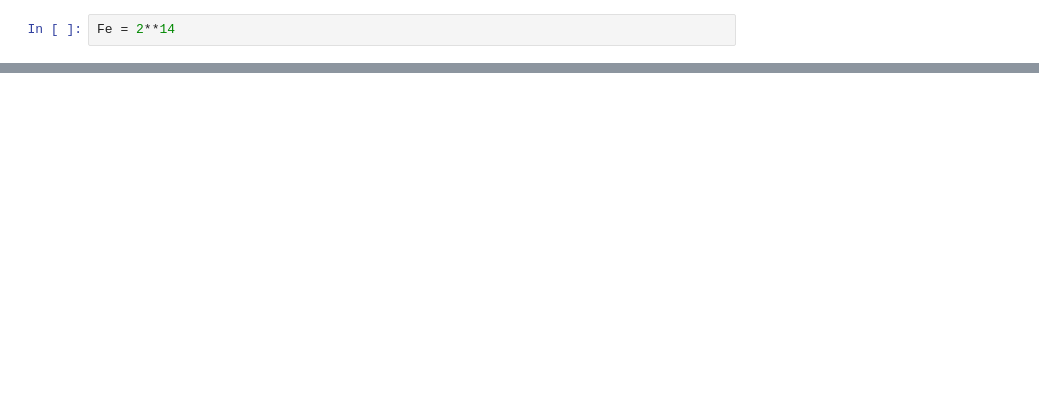
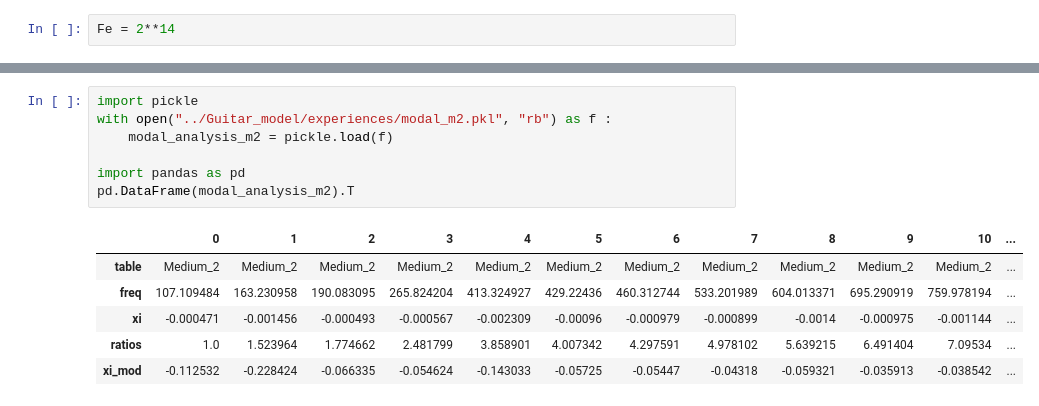
Before and after one commit to peladeaucome/ATIAM-PAM-AnalyseInstruments, a Jupyter notebook: Data/creaton_dataset_ss.ipynb, the cells around one changed output, grey strips where cells are left out. Saved outputs shown, nothing was run; the diff lists cells and outputs as text; blank space fills up the shorter version.

```diff
--- a/Data/creaton_dataset_ss.ipynb
+++ b/Data/creaton_dataset_ss.ipynb
@@ -30,0 +76,14 @@ display(Audio(pos_chev_Nt, rate=Fe))
+# %%
+import pickle
+with open("../Guitar_model/experiences/modal_m2.pkl", "rb") as f :
+    modal_analysis_m2 = pickle.load(f)
+
+import pandas as pd
+pd.DataFrame(modal_analysis_m2).T
+# %% [output]
+|  | 0 | 1 | 2 | 3 | 4 | 5 | 6 | 7 | 8 | 9 | 10 | ... |
+| table | Medium_2 | Medium_2 | Medium_2 | Medium_2 | Medium_2 | Medium_2 | Medium_2 | Medium_2 | Medium_2 | Medium_2 | Medium_2 | ... |
+| freq | 107.109484 | 163.230958 | 190.083095 | 265.824204 | 413.324927 | 429.22436 | 460.312744 | 533.201989 | 604.013371 | 695.290919 | 759.978194 | ... |
+| xi | -0.000471 | -0.001456 | -0.000493 | -0.000567 | -0.002309 | -0.00096 | -0.000979 | -0.000899 | -0.0014 | -0.000975 | -0.001144 | ... |
+| ratios | 1.0 | 1.523964 | 1.774662 | 2.481799 | 3.858901 | 4.007342 | 4.297591 | 4.978102 | 5.639215 | 6.491404 | 7.09534 | ... |
+| xi_mod | -0.112532 | -0.228424 | -0.066335 | -0.054624 | -0.143033 | -0.05725 | -0.05447 | -0.04318 | -0.059321 | -0.035913 | -0.038542 | ... |
```
Also changed, not shown: parts of 7 cells of this notebook, 1 other file.
